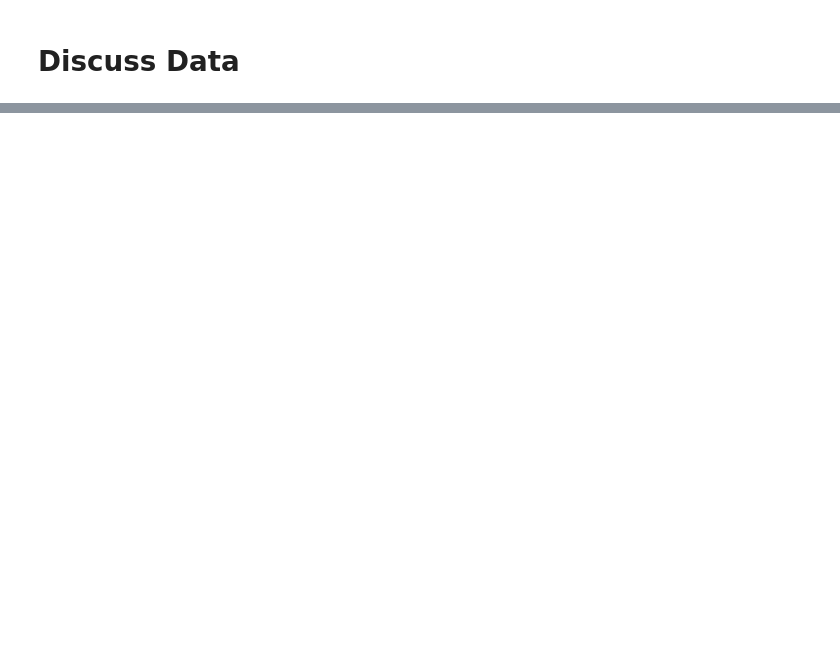
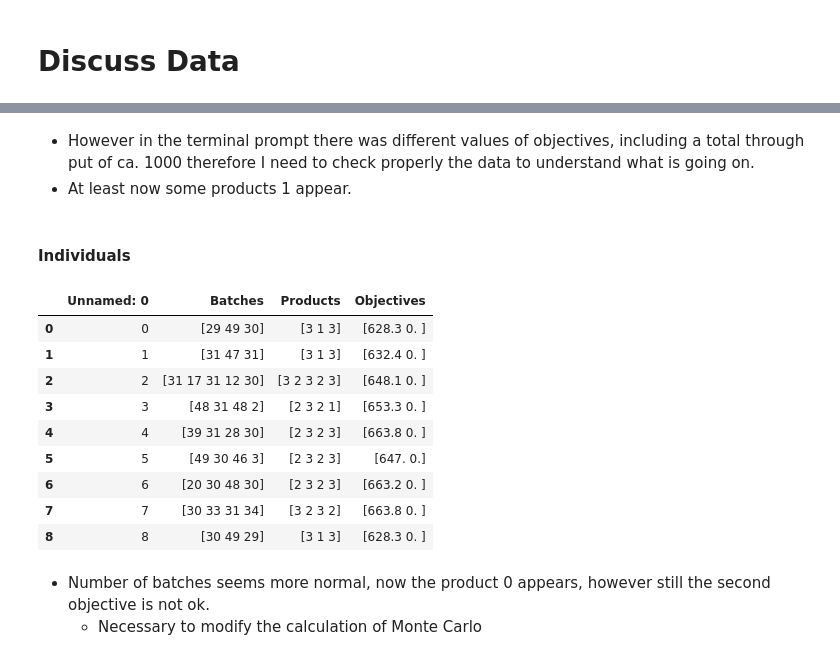
Before and after one commit to DTKx/capacityplanpy, a Jupyter notebook: 02_implementacao/parse_raw.ipynb, the cells around one changed output, grey strips where cells are left out. Drawn from its saved outputs; the diff is of its cells as text; code cells hidden in the pictures; blank space fills up the shorter version.

```diff
--- a/02_implementacao/parse_raw.ipynb
+++ b/02_implementacao/parse_raw.ipynb
@@ -163,0 +229,24 @@ result
+# %% [markdown]
+- However in the terminal prompt there was different values of objectives, including a total through put
+of ca. 1000 therefore I need to check properly the data to understand what is going on.
+- At least now some products 1 appear.
+# %% [markdown]
+#### Individuals
+# %%
+name="15-114"+"solutions.csv"
+results=pd.read_csv(root_path_analysis+name)# Import from csv
+results
+# %% [output]
+|  | Unnamed: 0 | Batches | Products | Objectives |
+| 0 | 0 | [29 49 30] | [3 1 3] | [628.3 0. ] |
+| 1 | 1 | [31 47 31] | [3 1 3] | [632.4 0. ] |
+| 2 | 2 | [31 17 31 12 30] | [3 2 3 2 3] | [648.1 0. ] |
+| 3 | 3 | [48 31 48 2] | [2 3 2 1] | [653.3 0. ] |
+| 4 | 4 | [39 31 28 30] | [2 3 2 3] | [663.8 0. ] |
+| 5 | 5 | [49 30 46 3] | [2 3 2 3] | [647. 0.] |
+| 6 | 6 | [20 30 48 30] | [2 3 2 3] | [663.2 0. ] |
+| 7 | 7 | [30 33 31 34] | [3 2 3 2] | [663.8 0. ] |
+| 8 | 8 | [30 49 29] | [3 1 3] | [628.3 0. ] |
+# %% [markdown]
+- Number of batches seems more normal, now the product 0 appears, however still the second objective is not ok.
+    - Necessary to modify the calculation of Monte Carlo
```
Also changed, not shown: parts of 17 cells of this notebook, 4 other files.
